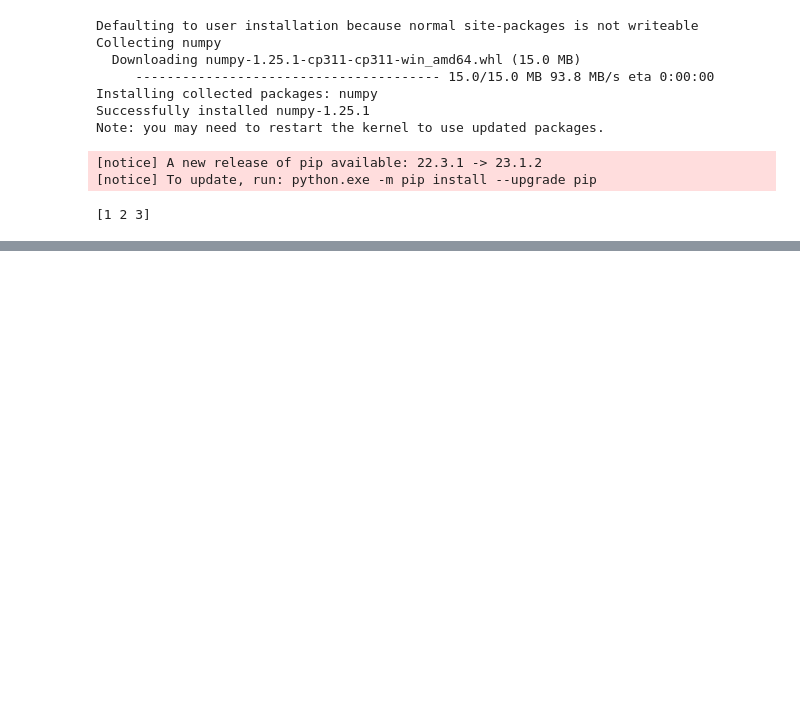
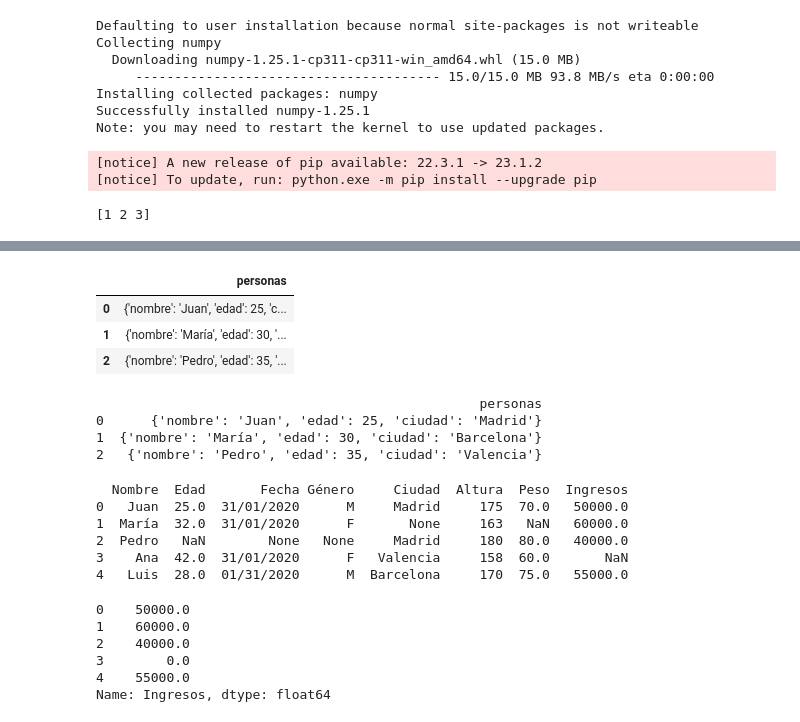
Before and after one commit to luis0antonio55/PythonIntermedioiACenter, a Jupyter notebook: notebook.ipynb, the cells around one changed output, grey strips where cells are left out. Drawn from its saved outputs; the diff is of its cells as text; code cells hidden in the pictures; blank space fills up the shorter version.

```diff
--- a/notebook.ipynb
+++ b/notebook.ipynb
@@ -29,0 +124,55 @@ print(arr)
+# %%
+df = pd.read_json("../PythonIntermedioiACenter/dataset.json")
+df
+# %% [output]
+|  | personas |
+| 0 | {'nombre': 'Juan', 'edad': 25, 'c... |
+| 1 | {'nombre': 'María', 'edad': 30, '... |
+| 2 | {'nombre': 'Pedro', 'edad': 35, '... |
+# %%
+df = pd.read_json("../PythonIntermedioiACenter/dataset.json")
+print(df.to_string())
+# %% [output]
+                                                 personas
+0      {'nombre': 'Juan', 'edad': 25, 'ciudad': 'Madrid'}
+1  {'nombre': 'María', 'edad': 30, 'ciudad': 'Barcelona'}
+2   {'nombre': 'Pedro', 'edad': 35, 'ciudad': 'Valencia'}
+# %%
+data = {
+
+    'Nombre': ['Juan', 'María', 'Pedro', 'Ana', 'Luis'],
+
+    'Edad': [25, 32, None, 42, 28],
+
+    'Fecha': ['31/01/2020', '31/01/2020', None, '31/01/2020', '01/31/2020'],
+
+    'Género': ['M', 'F', None, 'F', 'M'],
+
+    'Ciudad': ['Madrid', None, 'Madrid', 'Valencia', 'Barcelona'],
+
+    'Altura': [175, 163, 180, 158, 170],
+
+    'Peso': [70, None, 80, 60, 75],
+
+    'Ingresos': [50000, 60000, 40000, None, 55000]
+
+}
+df = pd.DataFrame(data)
+print(df)
+# %% [output]
+  Nombre  Edad       Fecha Género     Ciudad  Altura  Peso  Ingresos
+0   Juan  25.0  31/01/2020      M     Madrid     175  70.0   50000.0
+1  María  32.0  31/01/2020      F       None     163   NaN   60000.0
+2  Pedro   NaN        None   None     Madrid     180  80.0   40000.0
+3    Ana  42.0  31/01/2020      F   Valencia     158  60.0       NaN
+4   Luis  28.0  01/31/2020      M  Barcelona     170  75.0   55000.0
+# %%
+df_cero =df["Ingresos"].fillna(0)
+print(df_cero)
+# %% [output]
+0    50000.0
+1    60000.0
+2    40000.0
+3        0.0
+4    55000.0
+Name: Ingresos, dtype: float64
```
Also changed, not shown: parts of 7 cells of this notebook, 2 other files.
